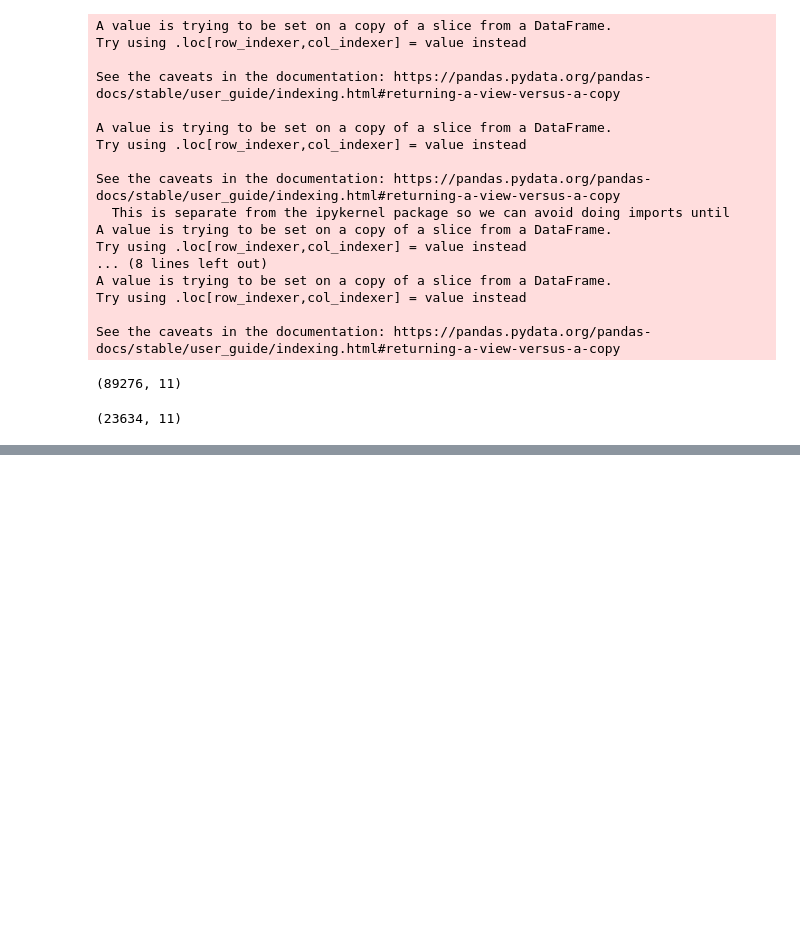
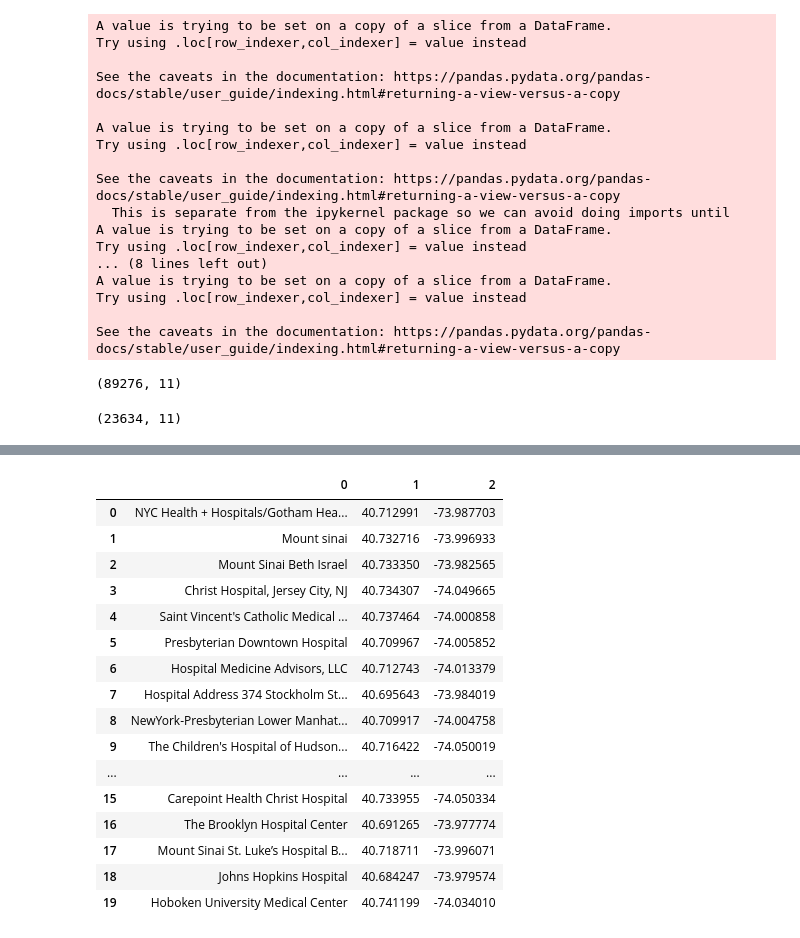
Before and after one commit to kunaual/tableau-challenge, a Jupyter notebook: tableau_csvs.ipynb, the cells around one changed output, grey strips where cells are left out. Cells and saved outputs as stored; diff of their text form; code cells hidden in the pictures; blank space fills up the shorter version.

Commit message:
added googleAPI to get ny hospital locations

```diff
--- a/tableau_csvs.ipynb
+++ b/tableau_csvs.ipynb
@@ -149,0 +162,24 @@ User Type (Customer = 24-hour pass or 3-day pass user; Subscriber = Annual Membe
+# %%
+params = {"keyword":"hospital",
+          "radius": 5000,
+          "type": "hospital",
+          "key": gkey
+}
+
+base_url = "https://maps.googleapis.com/maps/api/place/nearbysearch/json"
+# %%
+lat = 40.71
+lng = -74.04
+#print(row)
+params["location"]= f"{lat},{lng}"
+
+hosp_resp= requests.get(base_url, params=params).json()
+try:
+    #hotel_df.loc[index,"Hotel Name"]=hotel_resp["results"][0]["name"]
+    print(hosp_resp)
+except:
+    print("Issue API with response for city: "+row['City'], end =". ")  #change end so it's not a new line
+    try:
+        print("API status: "+hotel_resp['status'])  #if the API returned no results, it'll be noted in status
+    except:
+        print("Unexpected API response.")
@@ -149,0 +216,24 @@ User Type (Customer = 24-hour pass or 3-day pass user; Subscriber = Annual Membe
+# %%
+hospital_df = pd.DataFrame(
+[result["name"], result["geometry"]["location"]["lat"], result["geometry"]["location"]["lng"]] for result in hosp_resp["results"]
+)
+
+hospital_df
+# %% [output]
+|  | 0 | 1 | 2 |
+| 0 | NYC Health + Hospitals/Gotham Hea... | 40.712991 | -73.987703 |
+| 1 | Mount sinai | 40.732716 | -73.996933 |
+| 2 | Mount Sinai Beth Israel | 40.733350 | -73.982565 |
+| 3 | Christ Hospital, Jersey City, NJ | 40.734307 | -74.049665 |
+| 4 | Saint Vincent's Catholic Medical ... | 40.737464 | -74.000858 |
+| 5 | Presbyterian Downtown Hospital | 40.709967 | -74.005852 |
+| 6 | Hospital Medicine Advisors, LLC | 40.712743 | -74.013379 |
+| 7 | Hospital Address 374 Stockholm St... | 40.695643 | -73.984019 |
+| 8 | NewYork-Presbyterian Lower Manhat... | 40.709917 | -74.004758 |
+| 9 | The Children's Hospital of Hudson... | 40.716422 | -74.050019 |
+| ... | ... | ... | ... |
+| 15 | Carepoint Health Christ Hospital | 40.733955 | -74.050334 |
+| 16 | The Brooklyn Hospital Center | 40.691265 | -73.977774 |
+| 17 | Mount Sinai St. Luke’s Hospital B... | 40.718711 | -73.996071 |
+| 18 | Johns Hopkins Hospital | 40.684247 | -73.979574 |
+| 19 | Hoboken University Medical Center | 40.741199 | -74.034010 |
```
Also changed, not shown: parts of 11 cells of this notebook, 1 other file.
